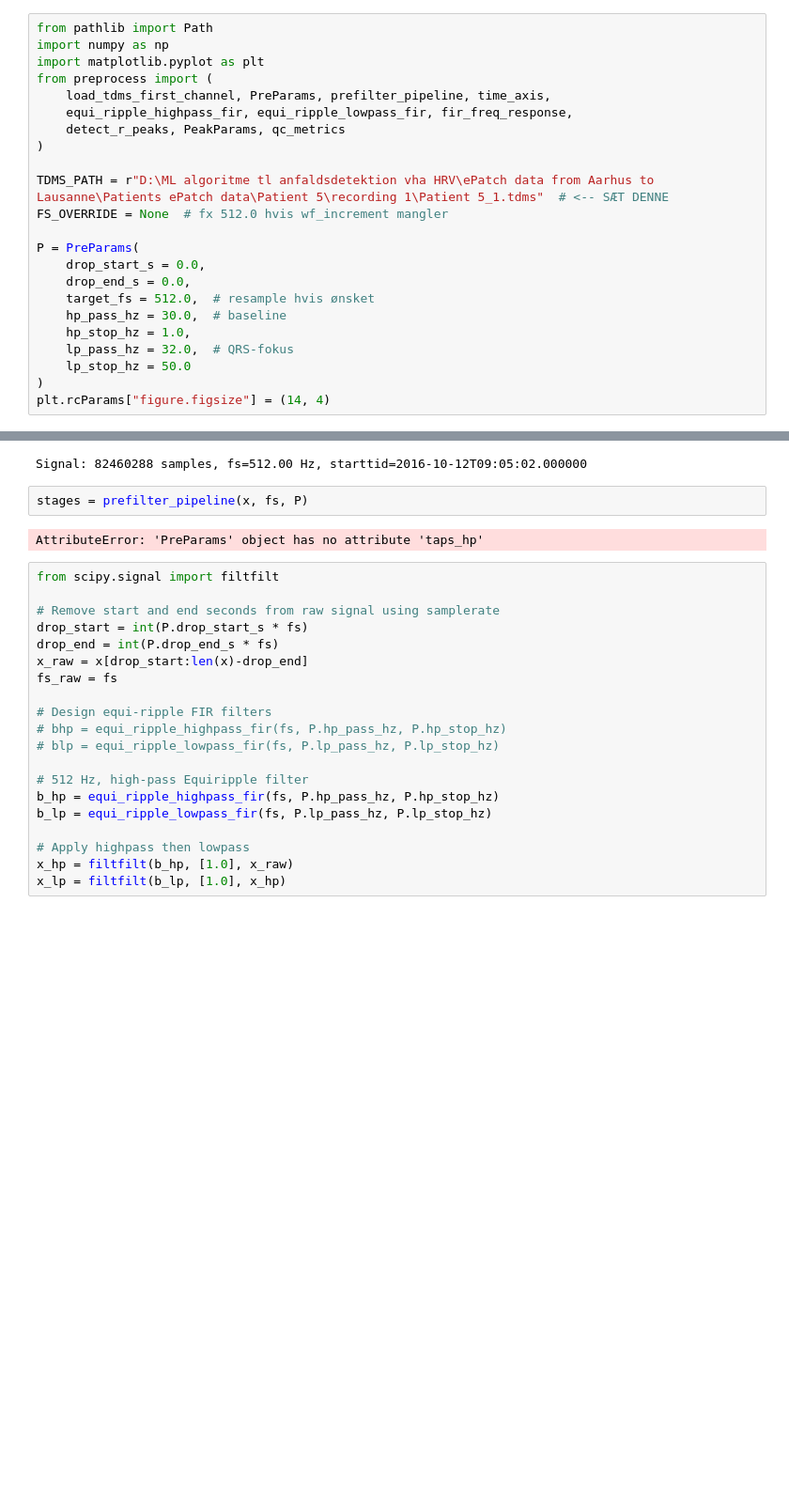
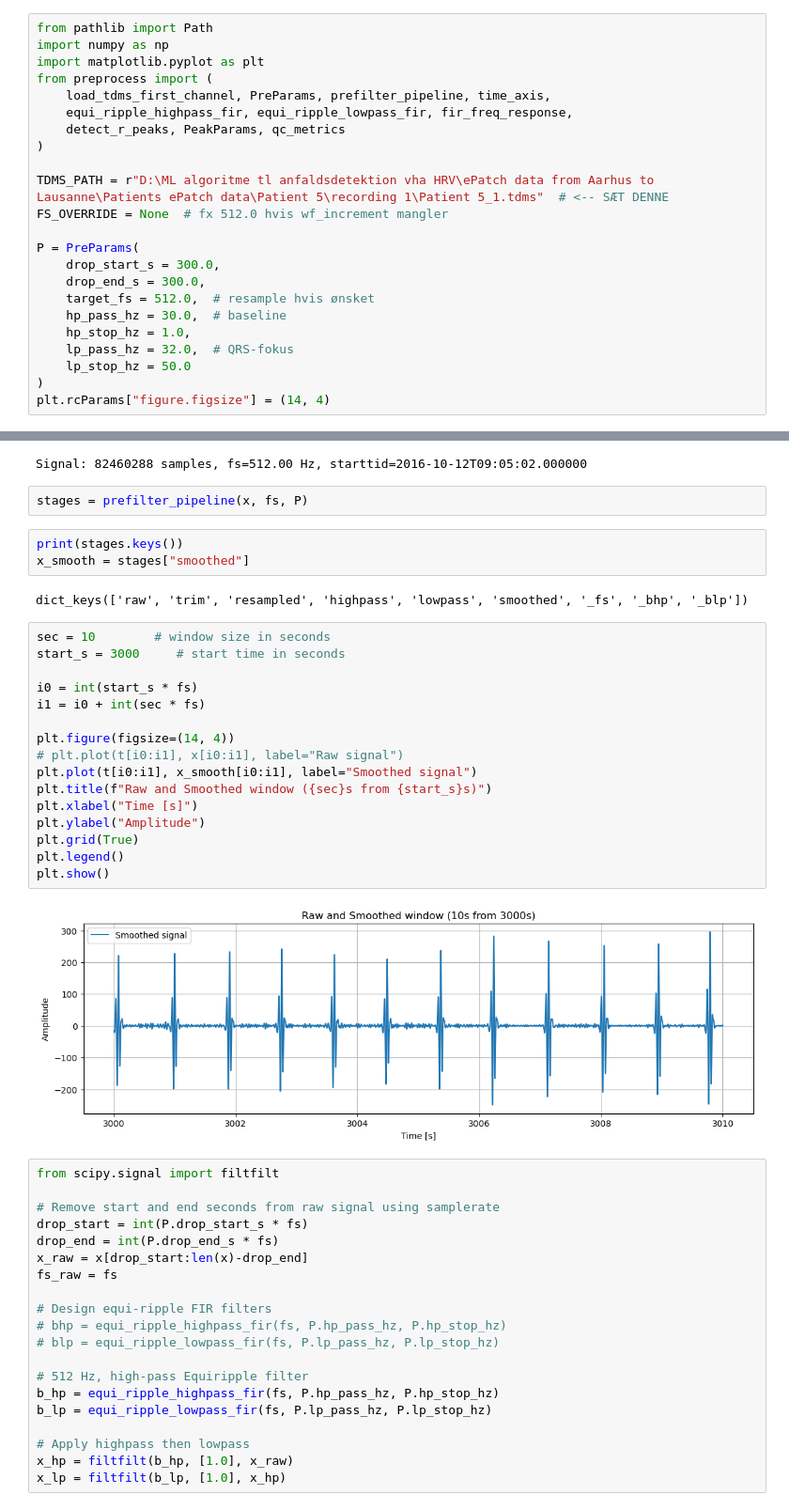
Before and after one commit to AU668208/Epilepsy_MasterThesis, a Jupyter notebook: Notebook-Preprocessing.ipynb, the cells around one changed output, grey strips where cells are left out. Shown at 94% size. Drawn from its saved outputs; the diff is of its cells as text; blank space fills up the shorter version.

```diff
--- a/Notebook-Preprocessing.ipynb
+++ b/Notebook-Preprocessing.ipynb
@@ -12,8 +12,8 @@ TDMS_PATH = r"D:\ML algoritme tl anfaldsdetektion vha HRV\ePatch data from Aarhu
 FS_OVERRIDE = None  # fx 512.0 hvis wf_increment mangler
 
 P = PreParams(
-    drop_start_s = 0.0,
-    drop_end_s = 0.0,
+    drop_start_s = 300.0,
+    drop_end_s = 300.0,
     target_fs = 512.0,  # resample hvis ønsket
     hp_pass_hz = 30.0,  # baseline
     hp_stop_hz = 1.0,
@@ -38,8 +38,29 @@ print(f"Signal: {len(x)} samples, fs={fs:.2f} Hz, starttid={t0}")
 Signal: 82460288 samples, fs=512.00 Hz, starttid=2016-10-12T09:05:02.000000
 # %%
 stages = prefilter_pipeline(x, fs, P)
-# %% [output]
-AttributeError: 'PreParams' object has no attribute 'taps_hp'
+# %%
+print(stages.keys())
+x_smooth = stages["smoothed"]
+# %% [output]
+dict_keys(['raw', 'trim', 'resampled', 'highpass', 'lowpass', 'smoothed', '_fs', '_bhp', '_blp'])
+# %%
+sec = 10        # window size in seconds
+start_s = 3000     # start time in seconds
+
+i0 = int(start_s * fs)
+i1 = i0 + int(sec * fs)
+
+plt.figure(figsize=(14, 4))
+# plt.plot(t[i0:i1], x[i0:i1], label="Raw signal")
+plt.plot(t[i0:i1], x_smooth[i0:i1], label="Smoothed signal")
+plt.title(f"Raw and Smoothed window ({sec}s from {start_s}s)")
+plt.xlabel("Time [s]")
+plt.ylabel("Amplitude")
+plt.grid(True)
+plt.legend()
+plt.show()
+# %% [output]
+[figure, added]
 # %%
 from scipy.signal import filtfilt
 
```
